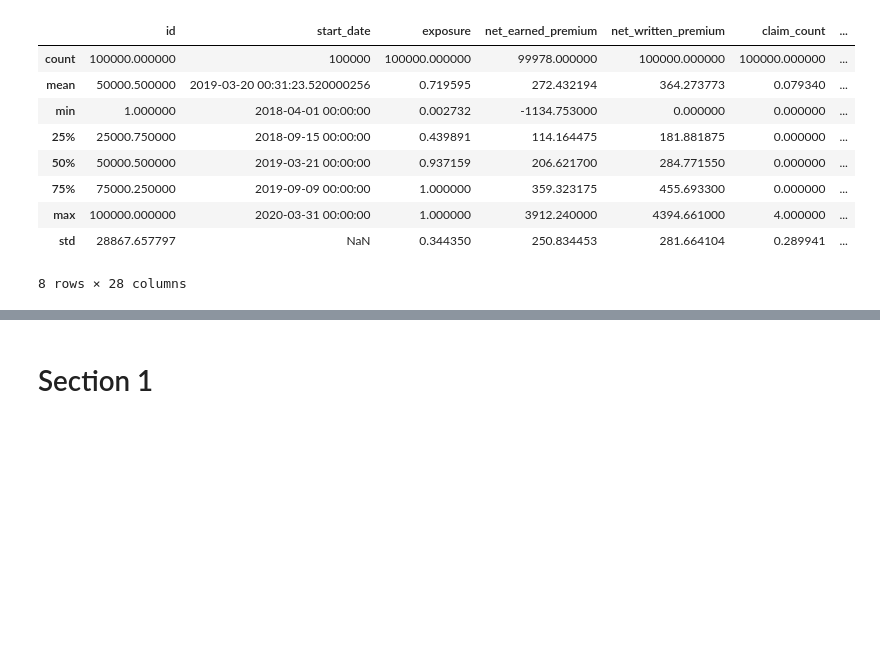
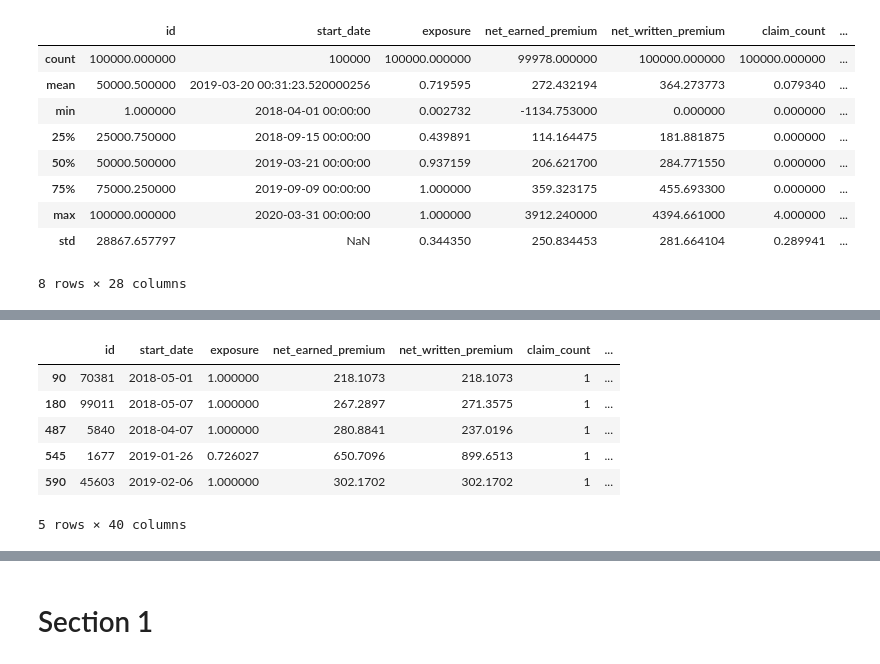
Before and after one commit to KemalYukselir/Hastings-Task, a Jupyter notebook: main.ipynb, the cells around one changed output, grey strips where cells are left out. Cells and saved outputs as stored; diff of their text form; code cells hidden in the pictures; blank space fills up the shorter version.

```diff
--- a/main.ipynb
+++ b/main.ipynb
@@ -73,0 +137,11 @@ insurance_df.describe(include='all')
+# %%
+## Checking neagitve inccured values
+insurance_df[insurance_df['incurred'] < 0].head()
+# %% [output]
+|  | id | start_date | exposure | net_earned_premium | net_written_premium | claim_count | ... |
+| 90 | 70381 | 2018-05-01 | 1.000000 | 218.1073 | 218.1073 | 1 | ... |
+| 180 | 99011 | 2018-05-07 | 1.000000 | 267.2897 | 271.3575 | 1 | ... |
+| 487 | 5840 | 2018-04-07 | 1.000000 | 280.8841 | 237.0196 | 1 | ... |
+| 545 | 1677 | 2019-01-26 | 0.726027 | 650.7096 | 899.6513 | 1 | ... |
+| 590 | 45603 | 2019-02-06 | 1.000000 | 302.1702 | 302.1702 | 1 | ... |
+5 rows × 40 columns
```
Also changed, not shown: parts of 10 cells of this notebook.
